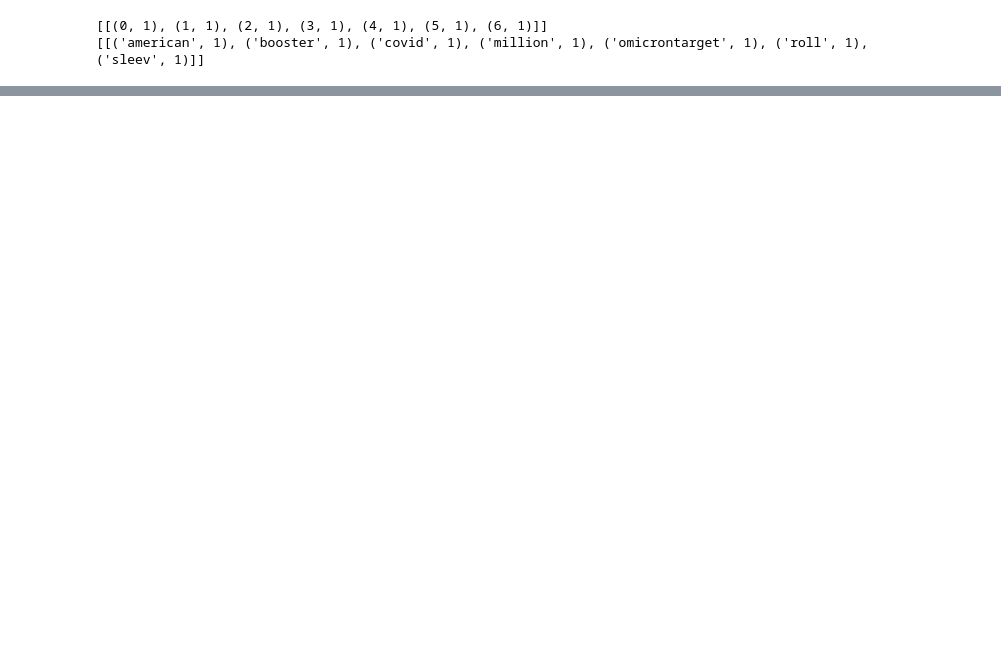
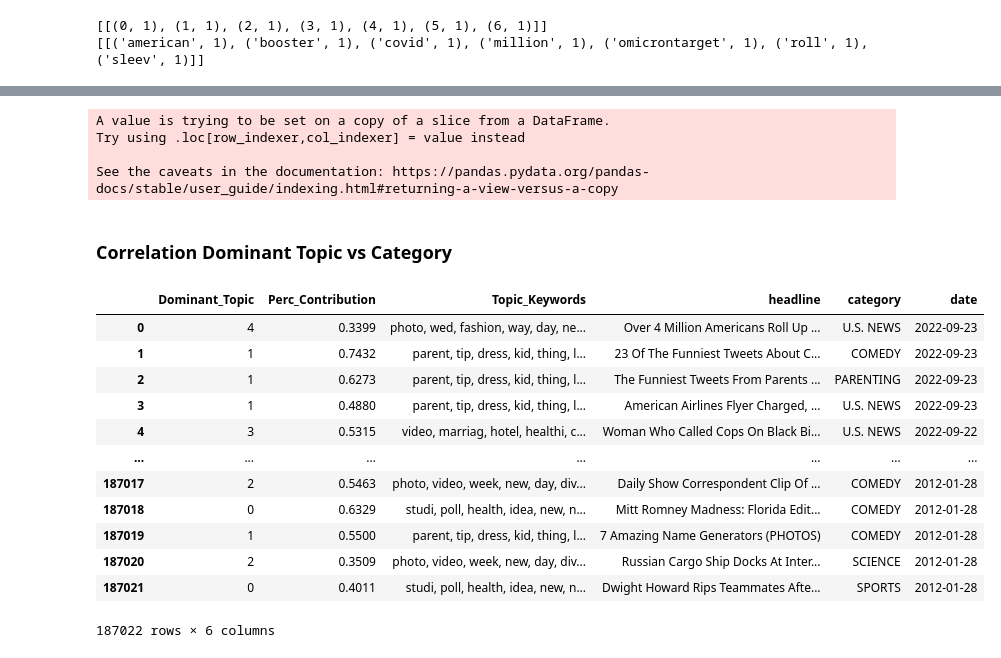
Before and after one commit to tieukhoimai/plotly-nlp-news, a Jupyter notebook: modeling.ipynb, the cells around one changed output, grey strips where cells are left out. Drawn from its saved outputs; the diff is of its cells as text; code cells hidden in the pictures; blank space fills up the shorter version.

```diff
--- a/modeling.ipynb
+++ b/modeling.ipynb
@@ -154,0 +262,43 @@ sent_topics_df.to_csv('data/lda_data.csv',index=False)
+# %%
+top_category_dominant_topic_df['Dominant_Topic'] = top_category_dominant_topic_df['Dominant_Topic'].astype(str)
+
+fig = px.bar(top_category_dominant_topic_df,
+             x='Category',
+             y='Count',
+             text='Count',
+             hover_data=['Topic_Keywords'],
+             color='Dominant_Topic',
+             labels={'Count':'Number of Articles'},
+             barmode="stack",
+            #  facet_col="Dominant_Topic",
+            #  category_orders={"Dominant_Topic": ["0", "1", "2", "3", "4"]}
+             )
+
+fig.update_traces(textposition='outside')
+fig.update_layout(uniformtext_minsize=8, uniformtext_mode='hide')
+
+fig.show()
+# %% [output]
+A value is trying to be set on a copy of a slice from a DataFrame.
+Try using .loc[row_indexer,col_indexer] = value instead
+
+See the caveats in the documentation: https://pandas.pydata.org/pandas-docs/stable/user_guide/indexing.html#returning-a-view-versus-a-copy
+# %% [markdown]
+### Correlation  Dominant Topic vs Category
+# %%
+df_dominant_topic = pd.read_csv('data/lda_data.csv')
+df_dominant_topic
+# %% [output]
+|  | Dominant_Topic | Perc_Contribution | Topic_Keywords | headline | category | date |
+| 0 | 4 | 0.3399 | photo, wed, fashion, way, day, ne... | Over 4 Million Americans Roll Up ... | U.S. NEWS | 2022-09-23 |
+| 1 | 1 | 0.7432 | parent, tip, dress, kid, thing, l... | 23 Of The Funniest Tweets About C... | COMEDY | 2022-09-23 |
+| 2 | 1 | 0.6273 | parent, tip, dress, kid, thing, l... | The Funniest Tweets From Parents ... | PARENTING | 2022-09-23 |
+| 3 | 1 | 0.4880 | parent, tip, dress, kid, thing, l... | American Airlines Flyer Charged, ... | U.S. NEWS | 2022-09-23 |
+| 4 | 3 | 0.5315 | video, marriag, hotel, healthi, c... | Woman Who Called Cops On Black Bi... | U.S. NEWS | 2022-09-22 |
+| ... | ... | ... | ... | ... | ... | ... |
+| 187017 | 2 | 0.5463 | photo, video, week, new, day, div... | Daily Show Correspondent Clip Of ... | COMEDY | 2012-01-28 |
+| 187018 | 0 | 0.6329 | studi, poll, health, idea, new, n... | Mitt Romney Madness: Florida Edit... | COMEDY | 2012-01-28 |
+| 187019 | 1 | 0.5500 | parent, tip, dress, kid, thing, l... | 7 Amazing Name Generators (PHOTOS) | COMEDY | 2012-01-28 |
+| 187020 | 2 | 0.3509 | photo, video, week, new, day, div... | Russian Cargo Ship Docks At Inter... | SCIENCE | 2012-01-28 |
+| 187021 | 0 | 0.4011 | studi, poll, health, idea, new, n... | Dwight Howard Rips Teammates Afte... | SPORTS | 2012-01-28 |
+187022 rows × 6 columns
```
Also changed, not shown: parts of 25 cells of this notebook, 10 other files.
